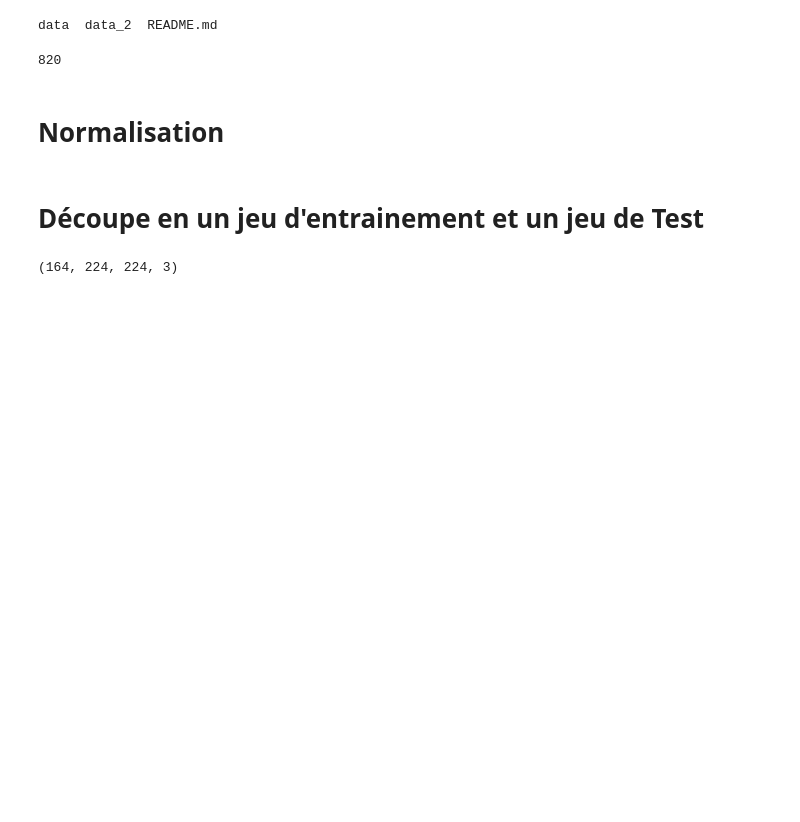
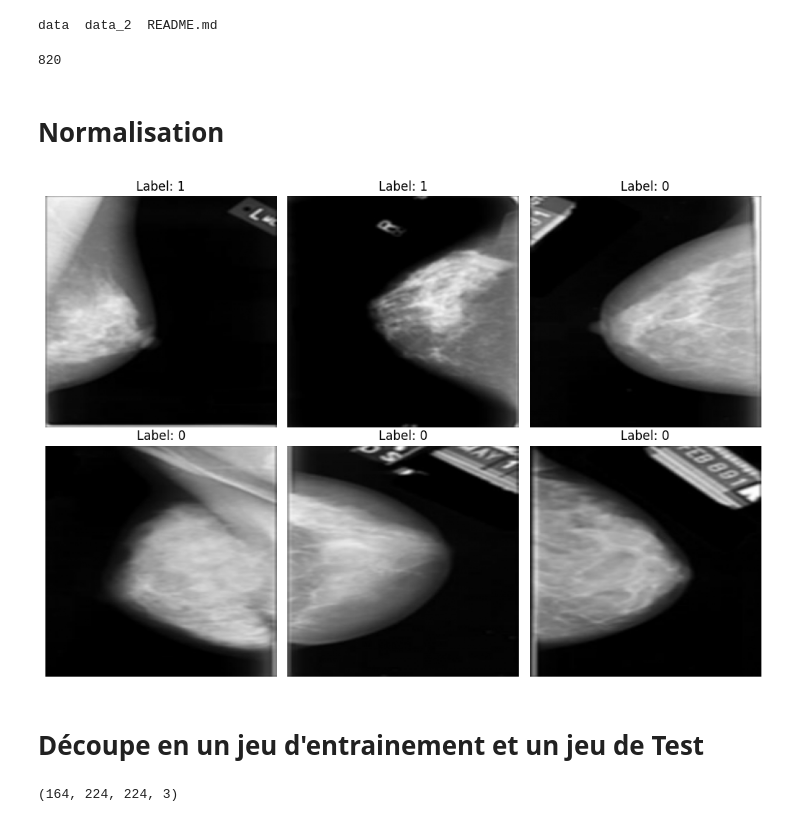
Before and after one commit to isabelleBarbier/isabelleBarbier, a Jupyter notebook: Copie_de_Breast_cancer_06_11_2025.ipynb, the cells around one changed output. Saved outputs shown, nothing was run; the diff lists cells and outputs as text; code cells hidden in the pictures; blank space fills up the shorter version.

```diff
--- a/Copie_de_Breast_cancer_06_11_2025.ipynb
+++ b/Copie_de_Breast_cancer_06_11_2025.ipynb
@@ -69,4 +69,19 @@ X = np.array(X_images)
 y = np.array(y_images)
+# %%
+from numpy.random.mtrand import random_sample
+num_samples = 6
+random_sample = np.random.choice(len(X), num_samples, replace=False)
+
+fig, axes = plt.subplots(2, 3, figsize=(10, 7))
+for i, idx in enumerate(random_sample):
+    ax = axes[i // 3, i % 3]
+    ax.imshow(X[idx], cmap='gray')
+    ax.set_title(f"Label: {y[idx]}")
+    ax.axis("off")
+plt.tight_layout()
+plt.show()
+# %% [output]
+[figure, added]
 # %% [markdown]
 # Découpe en un jeu d'entrainement et un jeu de Test
 # %%
```
Also changed, not shown: parts of 6 cells of this notebook.
